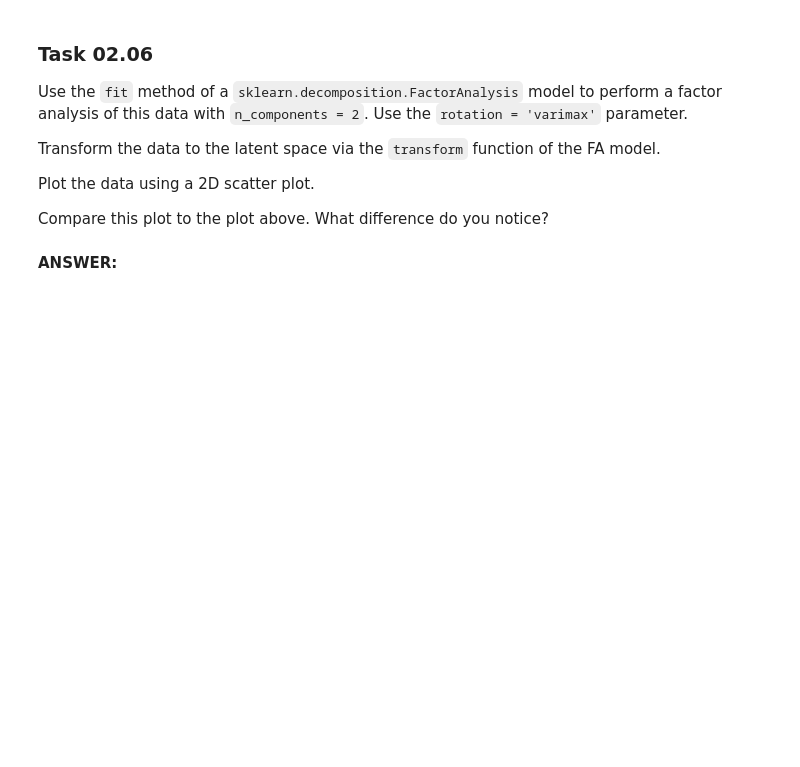
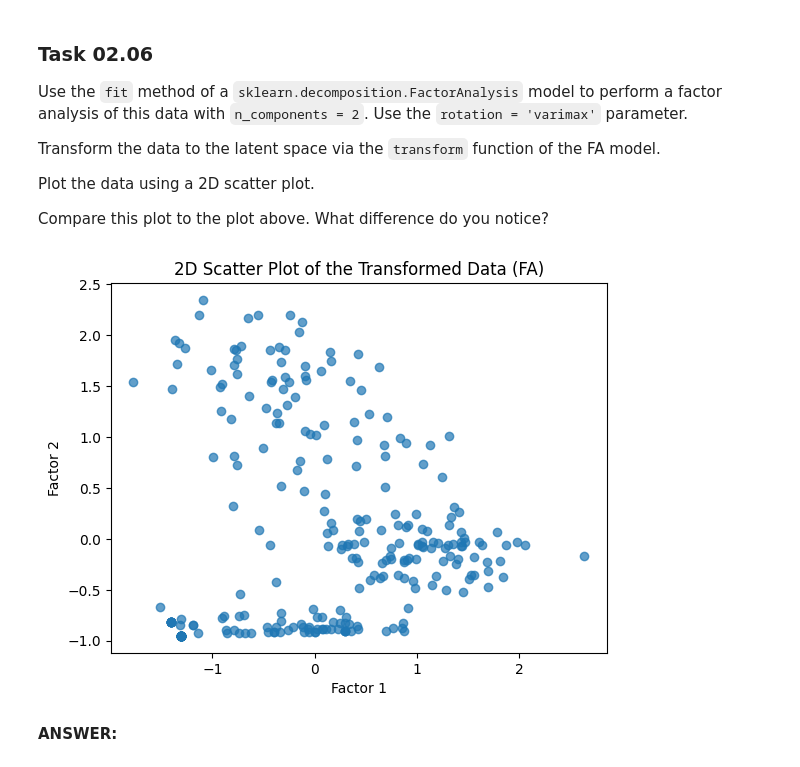
Before and after one commit to sachinskss/dataminingEx, a Jupyter notebook: sheet02.ipynb, the cells around one changed output. Saved outputs shown, nothing was run; the diff lists cells and outputs as text; code cells hidden in the pictures; blank space fills up the shorter version.

```diff
--- a/sheet02.ipynb
+++ b/sheet02.ipynb
@@ -107,6 +124,17 @@ Transform the data to the latent space via the `transform` function of the FA mo
 Plot the data using a 2D scatter plot.
 
 Compare this plot to the plot above. What difference do you notice?
+# %%
+fa = FactorAnalysis(n_components=2, rotation='varimax')
+fa.fit(data)
+latent_data = fa.transform(data)
+plt.scatter(latent_data[:, 0], latent_data[:, 1], alpha=0.7)
+plt.xlabel('Factor 1')
+plt.ylabel('Factor 2')
+plt.title('2D Scatter Plot of the Transformed Data (FA)')
+plt.show()
+# %% [output]
+[figure, added]
 # %% [markdown]
 **ANSWER:**
 # %% [markdown]
```
Also changed, not shown: parts of 4 cells of this notebook.
